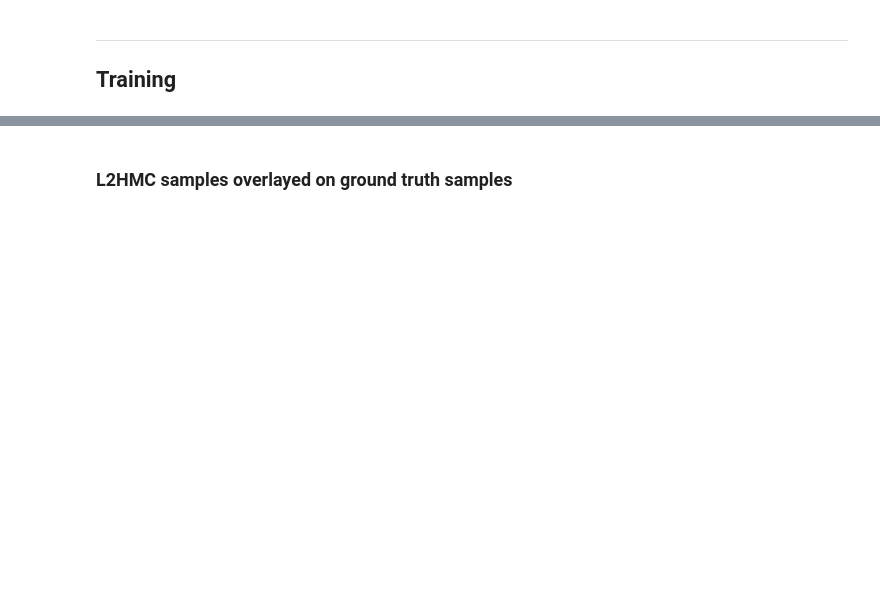
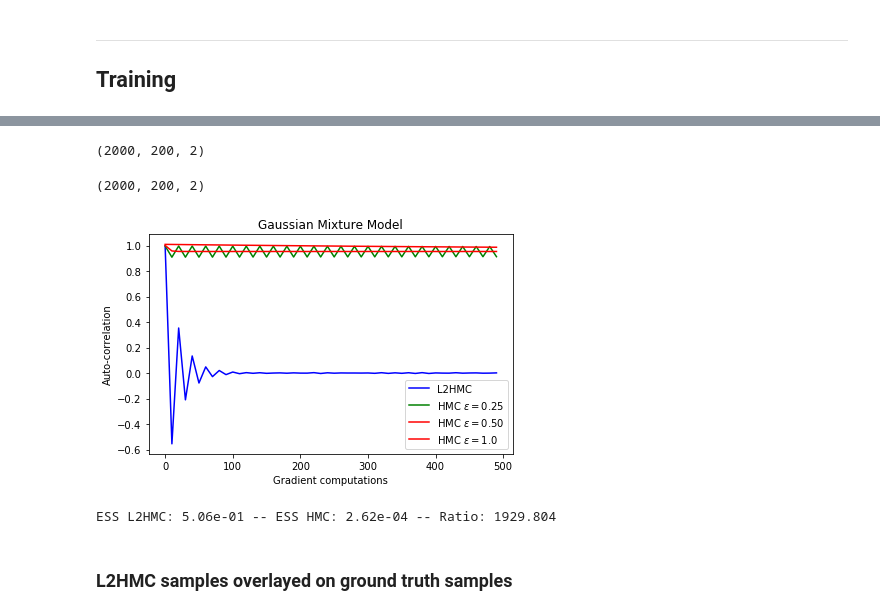
Before and after one commit to nkotelevskii/l2hmc_pytorch, a Jupyter notebook: l2hmc/experiments_gmm.ipynb, the cells around one changed output, grey strips where cells are left out. Cells and saved outputs as stored; diff of their text form; code cells hidden in the pictures; blank space fills up the shorter version.

```diff
--- a/l2hmc/experiments_gmm.ipynb
+++ b/l2hmc/experiments_gmm.ipynb
@@ -138,41 +150,52 @@ samples = torch.tensor(dist.get_samples(n=n_samples), dtype=torch.float32, devic
 final_samples = []
 
 samples_ = samples
-for t in tqdm(range(length_of_chains)):
-    final_samples.append(samples_.cpu().numpy())
-    _, _, _, samples_ = propose(samples_, dynamics, do_mh_step=True, trainable=False)
-    samples_ = samples_[0].detach()
+with torch.no_grad():
+    for t in tqdm(range(length_of_chains)):
+        final_samples.append(samples_.cpu().numpy())
+        _, _, _, samples_ = propose(samples_, dynamics, do_mh_step=True, trainable=False)
+        samples_ = samples_[0].detach()
 # %%
 L2HMC_samples = np.array(final_samples)
-HMC_samples_1 = get_hmc_samples(2, 0.1, dist.get_energy_function(), steps=length_of_chains, samples=samples)
-HMC_samples_2 = get_hmc_samples(2, 0.15, dist.get_energy_function(), steps=length_of_chains, samples=samples)
-HMC_samples_3 = get_hmc_samples(2, 0.2, dist.get_energy_function(), steps=length_of_chains, samples=samples)
+with torch.no_grad():
+    HMC_samples_1 = get_hmc_samples(2, 0.1, dist.get_energy_function(), steps=length_of_chains, samples=samples)
+    HMC_samples_2 = get_hmc_samples(2, 0.15, dist.get_energy_function(), steps=length_of_chains, samples=samples)
+    HMC_samples_3 = get_hmc_samples(2, 0.2, dist.get_energy_function(), steps=length_of_chains, samples=samples)
 # %%
 L2HMC_samples.shape
+# %% [output]
+(2000, 200, 2)
 # %%
 HMC_samples_1.shape
+# %% [output]
+(2000, 200, 2)
 # %%
 cov_= np.array([[4.1, 0], [0, 0.1]])
 scale = np.sqrt(np.trace(cov_))
 L2HMC = acl_spectrum(L2HMC_samples, scale=scale)
 HMC1 = acl_spectrum(HMC_samples_1, scale=scale)
 HMC2 = acl_spectrum(HMC_samples_2, scale=scale)
+HMC3 = acl_spectrum(HMC_samples_3, scale=scale)
 # %%
 xaxis = 10 * np.arange(50)
 fig = plt.figure()
 plt.plot(xaxis, L2HMC[:50], label='L2HMC', color=c_l2hmc)
 plt.plot(xaxis, HMC1[:50], label='HMC $\epsilon=0.25$', color=c_hmc2)
 plt.plot(xaxis, HMC2[:50], label='HMC $\epsilon=0.50$', color=c_hmc3)
-# plt.plot(xaxis, HMC3[:500], label='HMC $\epsilon=1.0$', color=c_hmc3)
+plt.plot(xaxis, HMC3[:50], label='HMC $\epsilon=1.0$', color=c_hmc3)
 plt.ylabel('Auto-correlation')
 plt.xlabel('Gradient computations')
 plt.title('Gaussian Mixture Model')
 plt.legend()
 plt.tight_layout()
 plt.show()
-fig.savefig('iso_gmm_plot.png', dpi=200)
+# fig.savefig('iso_gmm_plot.png', dpi=200)
+# %% [output]
+[figure, added]
 # %%
 print('ESS L2HMC: %.2e -- ESS HMC: %.2e -- Ratio: %.3f' % (ESS(L2HMC), ESS(HMC2), ESS(L2HMC) / ESS(HMC2)))
+# %% [output]
+ESS L2HMC: 5.06e-01 -- ESS HMC: 2.62e-04 -- Ratio: 1929.804
 # %% [markdown]
 ### L2HMC samples overlayed on ground truth samples
 # %%
```
Also changed, not shown: parts of 5 cells of this notebook, 4 other files.
